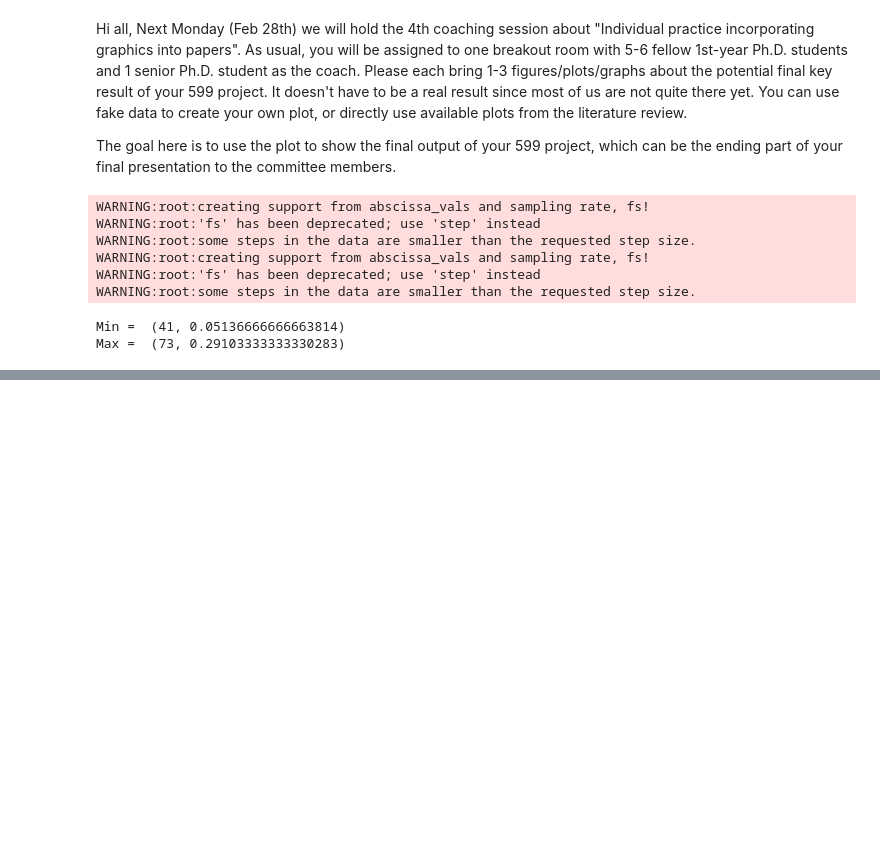
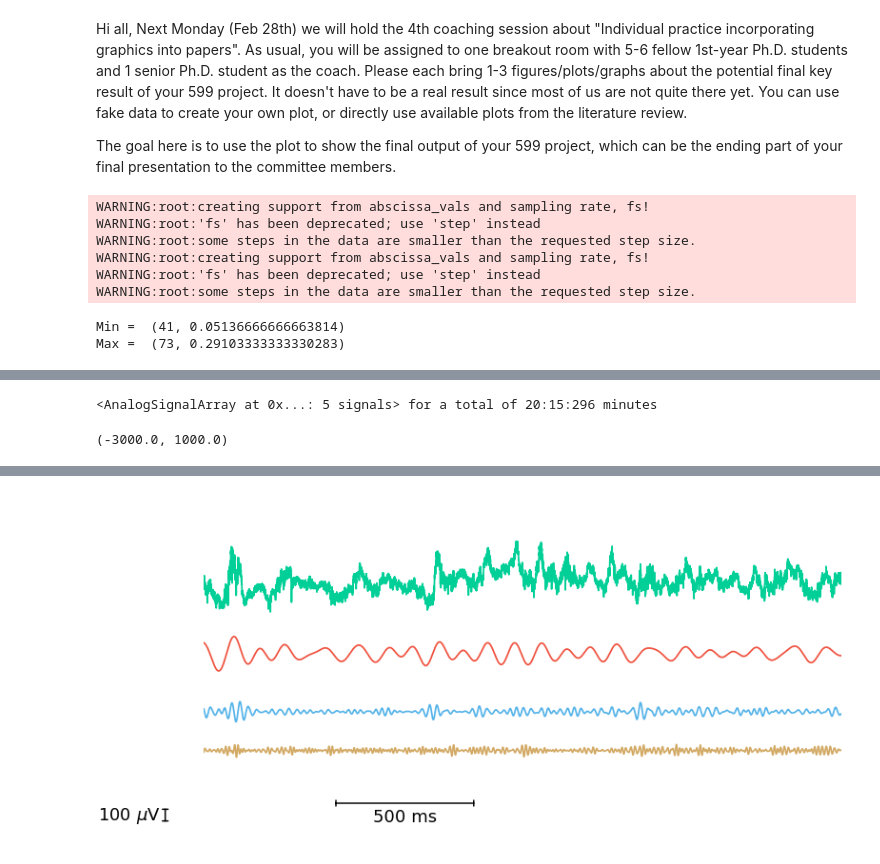
Before and after one commit to kaylav/klabcode, a Jupyter notebook: 599 Figure Feb 28.ipynb, the cells around one changed output, grey strips where cells are left out. Cells and saved outputs as stored; diff of their text form; code cells hidden in the pictures; blank space fills up the shorter version.

```diff
--- a/599 Figure Feb 28.ipynb
+++ b/599 Figure Feb 28.ipynb
@@ -190,0 +193,34 @@ WARNING:matplotlib.font_manager:findfont: Font family ['Universalis ADF Std'] no
+# %%
+sample = asa1
+sample._ordinate.base_unit='uV'
+sample.add_signal(nel.filtering.sosfiltfilt(asa1[:,0],fl=6,fh=12,gpass=0.01,gstop=60,fs=30000),label='Theta')
+sample.add_signal(nel.filtering.sosfiltfilt(asa1[:,0],fl=30,fh=50,gpass=0.01,gstop=60,fs=30000),label='SlowGamma')
+sample.add_signal(nel.filtering.sosfiltfilt(asa1[:,0],fl=61,fh=100,gpass=0.01,gstop=60,fs=30000),label='FastGamma')
+sample.add_signal(nel.filtering.sosfiltfilt(asa1[:,0],fl=150,fh=250,gpass=0.01,gstop=60,fs=30000),label='Ripple')
+# %% [output]
+<AnalogSignalArray at 0x...: 5 signals> for a total of 20:15:296 minutes
+# %%
+npl.setup()
+npl.set_palette(npl.colors.cows)
+npl.setup(font='Universalis ADF Std', font_scale=2, style='white',\
+         rc=({'figure.figsize': (12, 6), 'font.size': 18, 'axes.labelsize': 25, \
+             'axes.titlesize':33, 'legend.fontsize': 20, 'ytick.labelsize': 10, 'xtick.labelsize': 10}))
+
+ax = plt.gca()
+npl.plot(sample[:,0])
+npl.plot(sample[:,1]-1000)
+npl.plot(sample[:,2]-1750)
+npl.plot(sample[:,3]-2250)
+
+npl.utils.clear_left_right(ax)
+npl.utils.clear_top_bottom(ax)
+
+npl.scalebar.add_scalebar(ax=ax, sizey=200, labely='100 $\mu$V',  pad=0, loc=3,bbox_to_anchor=(0,20))
+npl.scalebar.add_scalebar(ax=ax, sizex=0.5,labelx='500 ms', pad=0, loc=3,bbox_to_anchor=(250,20))
+
+a = 15
+b = 2.25
+ax.set_xlim(a,a+b)
+ax.set_ylim(-3000,1000)
+# %% [output]
+(-3000.0, 1000.0)
@@ -190,0 +228 @@ WARNING:matplotlib.font_manager:findfont: Font family ['Universalis ADF Std'] no
+[figure, added]
```
Also changed, not shown: parts of 16 cells of this notebook.
